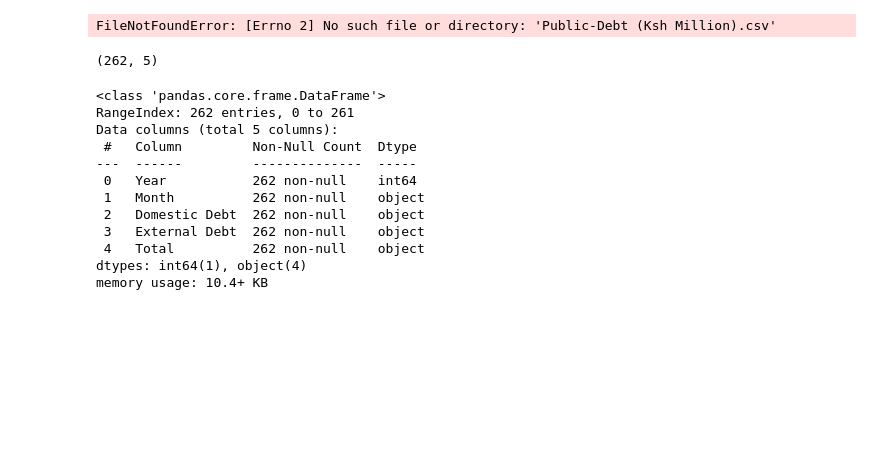
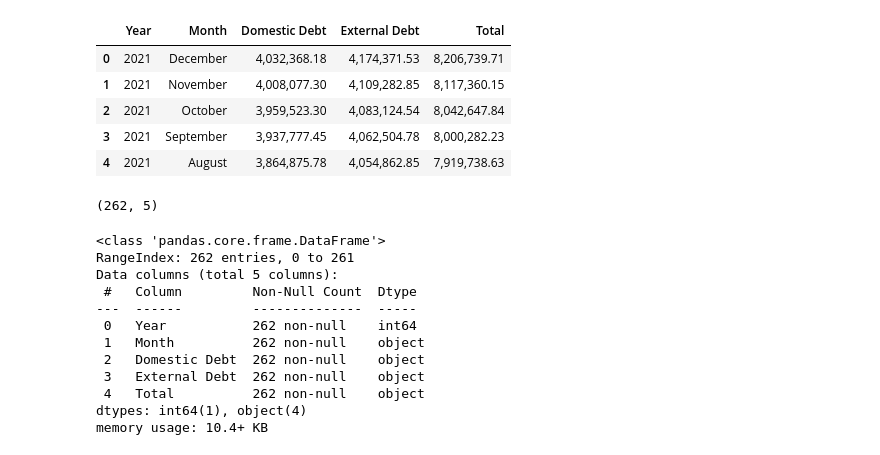
Before and after one commit to GaturaN/debt-trend-analysis, a Jupyter notebook: debt-trend-analysis.ipynb, the cells around one changed output. Drawn from its saved outputs; the diff is of its cells as text; code cells hidden in the pictures; blank space fills up the shorter version.

```diff
--- a/debt-trend-analysis.ipynb
+++ b/debt-trend-analysis.ipynb
@@ -5,10 +5,15 @@ import seaborn as sns
 import matplotlib.pyplot as plt
 %matplotlib inline
 # %%
-df = pd.read_csv(r"Public-Debt (Ksh Million).csv")
+df = pd.read_csv(r"Public-Debt-(Ksh Million).csv")
 df.head()
 # %% [output]
-FileNotFoundError: [Errno 2] No such file or directory: 'Public-Debt (Ksh Million).csv'
+|  | Year | Month | Domestic Debt | External Debt | Total |
+| 0 | 2021 | December | 4,032,368.18 | 4,174,371.53 | 8,206,739.71 |
+| 1 | 2021 | November | 4,008,077.30 | 4,109,282.85 | 8,117,360.15 |
+| 2 | 2021 | October | 3,959,523.30 | 4,083,124.54 | 8,042,647.84 |
+| 3 | 2021 | September | 3,937,777.45 | 4,062,504.78 | 8,000,282.23 |
+| 4 | 2021 | August | 3,864,875.78 | 4,054,862.85 | 7,919,738.63 |
 # %%
 df.shape
 # %% [output]
```
Also changed, not shown: 1 other file.
